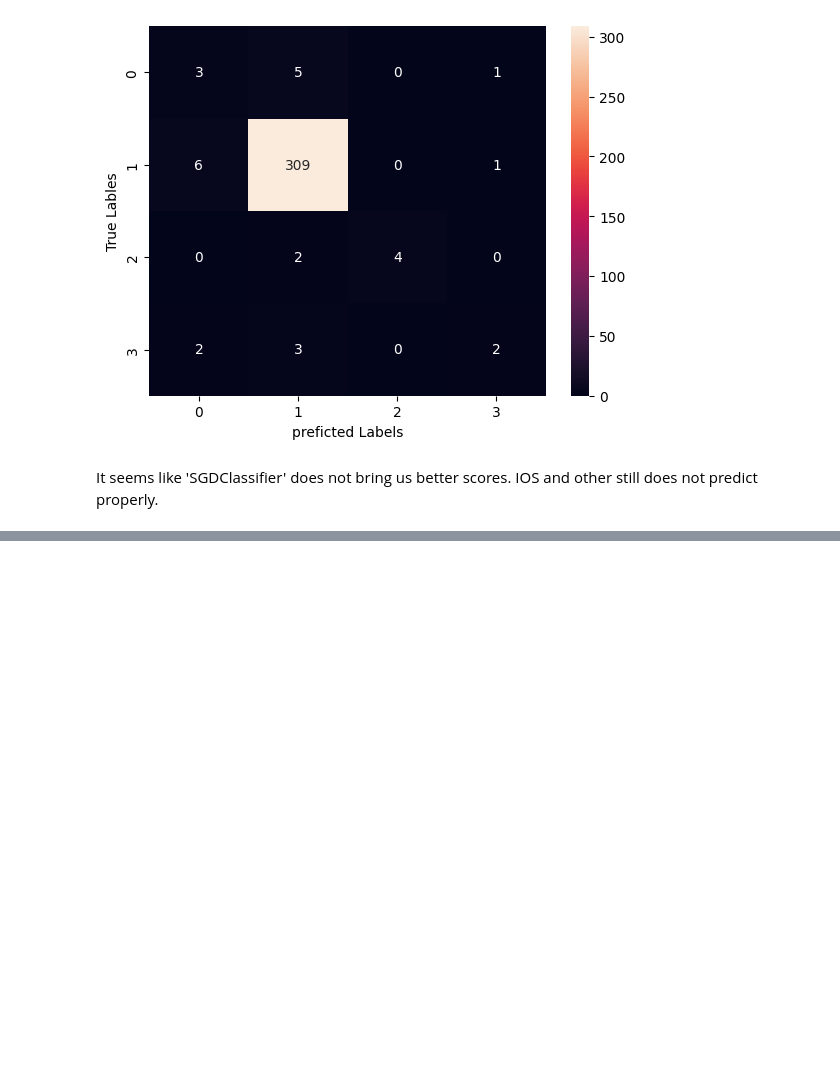
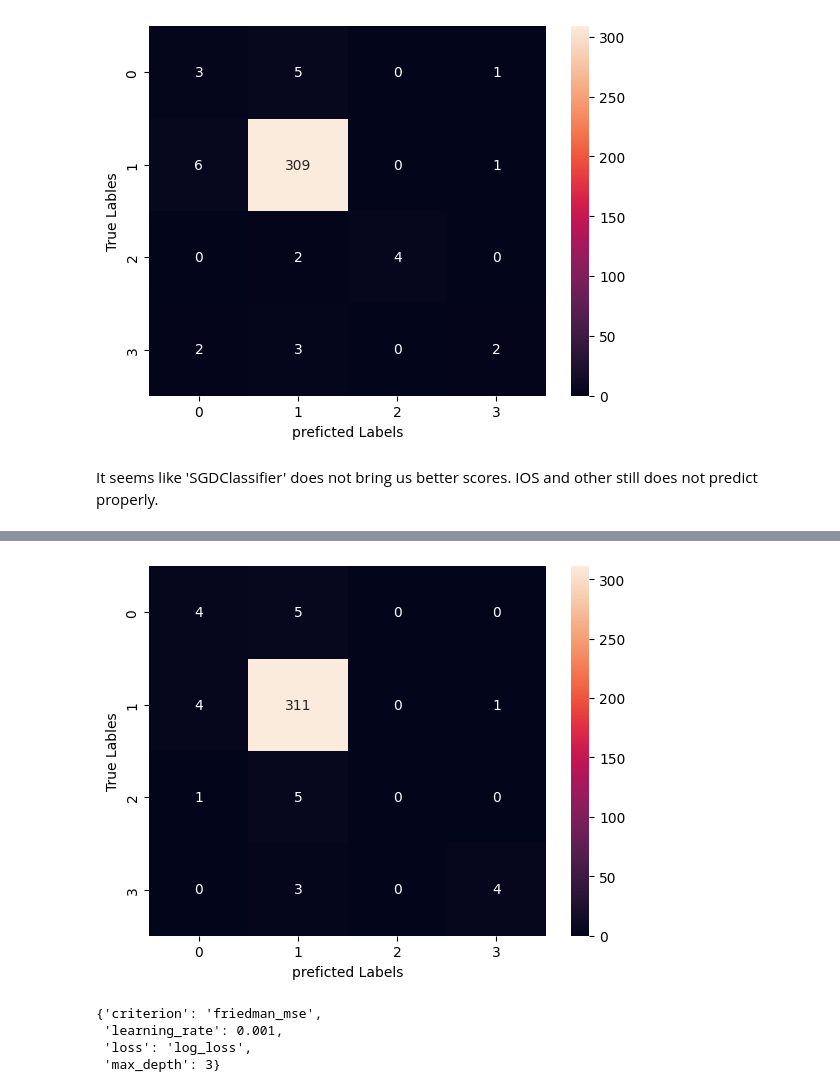
Before and after one commit to ahmadjalali73/OS-Price-Prediction, a Jupyter notebook: OS_Prediction.ipynb, the cells around one changed output, grey strips where cells are left out. Saved outputs shown, nothing was run; the diff lists cells and outputs as text; code cells hidden in the pictures; blank space fills up the shorter version.

```diff
--- a/OS_Prediction.ipynb
+++ b/OS_Prediction.ipynb
@@ -176,0 +233,7 @@ It seems like 'SGDClassifier' does not bring us better scores. IOS and other sti
+# %%
+from sklearn.ensemble import GradientBoostingClassifier
+
+gbc = GradientBoostingClassifier(random_state=42)
+gbc.fit(X_train, y_train)
+val_predict = gbc.predict(X_val)
+score_printer(y_train, train_predict, y_val, val_predict)
@@ -176,0 +249,15 @@ It seems like 'SGDClassifier' does not bring us better scores. IOS and other sti
+# %%
+heatmap(y_val, val_predict)
+# %% [output]
+[figure, added]
+# %%
+tree_param = {'loss':['log_loss', 'exponential'], 'criterion': ['friedman_mse', 'squared_error'], 'max_depth': [3, 10, 30],
+              'learning_rate':[0.001, 0.01, 1, 10]}
+gbc_result = GridSearchCV(gbc, tree_param, scoring='f1_weighted',cv=5)
+gbc_result.fit(X_train, y_train)
+gbc_result.best_params_
+# %% [output]
+{'criterion': 'friedman_mse',
+ 'learning_rate': 0.001,
+ 'loss': 'log_loss',
+ 'max_depth': 3}
```
Also changed, not shown: parts of 35 cells of this notebook.
